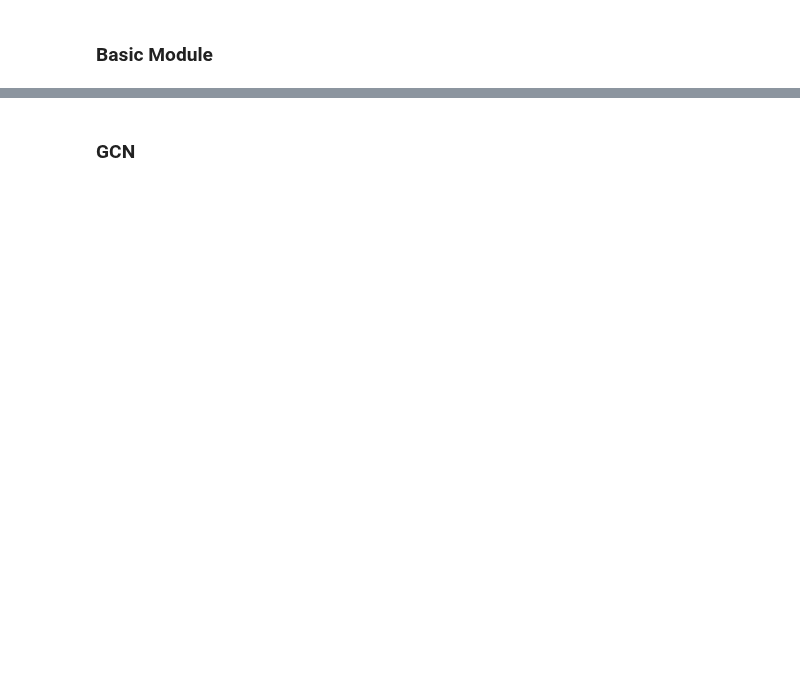
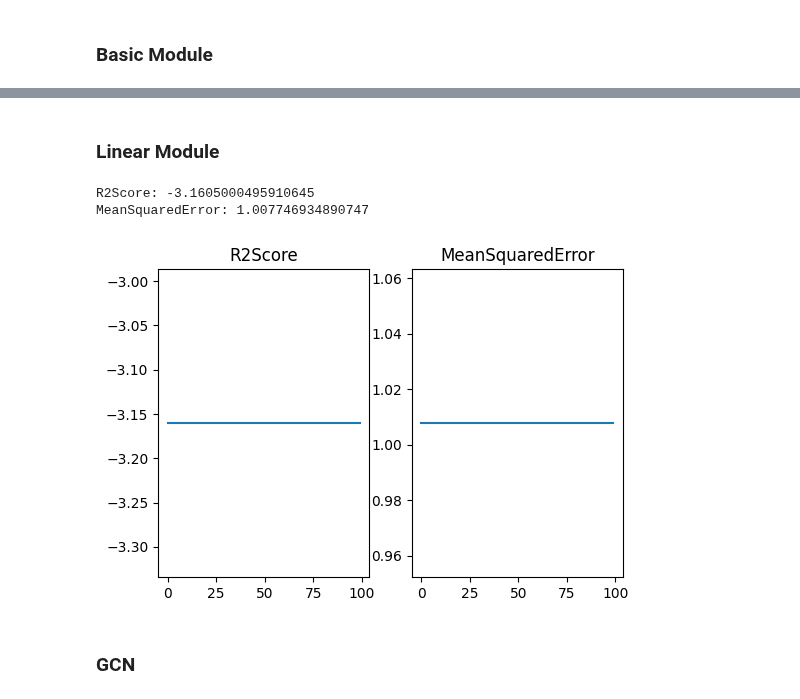
Before and after one commit to JasaZnidar/Predvidenje-zmagovalca-vaterpolo, a Jupyter notebook: Diplomska_naloga.ipynb, the cells around one changed output, grey strips where cells are left out. Saved outputs shown, nothing was run; the diff lists cells and outputs as text; code cells hidden in the pictures; blank space fills up the shorter version.

```diff
--- a/Diplomska_naloga.ipynb
+++ b/Diplomska_naloga.ipynb
@@ -675,3 +937,45 @@ print(f"Validation\n\tR2: {r2.compute()}\n\tMSE: {mse.compute()}")
+# %% [markdown]
+### Linear Module
+# %%
+inputForLinear = createLinInput(hetero_train_data)
+linearData = []
+
+linear = linearModule(inputForLinear.shape[1], device=device) # 2*playerInMatch_dim
+
+optimizer = torch.optim.Adam(linear.parameters(), lr=lr)
+
+for epoch in range(epochs):
+  total_loss = total_examples = 0
+  linear.train()
+  optimizer.zero_grad()
+  pred = linear(
+      inputForLinear
+  ).T.to(device)
+  ground_truth = hetero_train_data['team_in_match', 'result', 'team_in_match'].edge_attr.to(device)
+  loss = torch.nn.functional.binary_cross_entropy_with_logits(pred, ground_truth)
+  loss.backward()
+  optimizer.step()
+
+  # validate
+  pred = basic(
+      hetero_val_data['team_in_match'].x,
+      hetero_val_data['team_in_match', 'result', 'team_in_match'].edge_index
+  ).T.to(device)
+  ground_truth = hetero_val_data['team_in_match', 'result', 'team_in_match'].edge_attr.to(device)
+
+  linearMetric = Metrics(device)
+  linearMetric.update(pred.T, ground_truth.T)
+  compute = linearMetric.compute()
+  linearData.append(compute)
+
+for key in compute:
+  print(f"{key}: {compute[key]}")
+
+drawData(linearData)
+# %% [output]
+R2Score: -3.1605000495910645
+MeanSquaredError: 1.007746934890747
+[figure, added]
 # %% [markdown]
 ### GCN
 # %%
```
Also changed, not shown: parts of 40 cells of this notebook.
